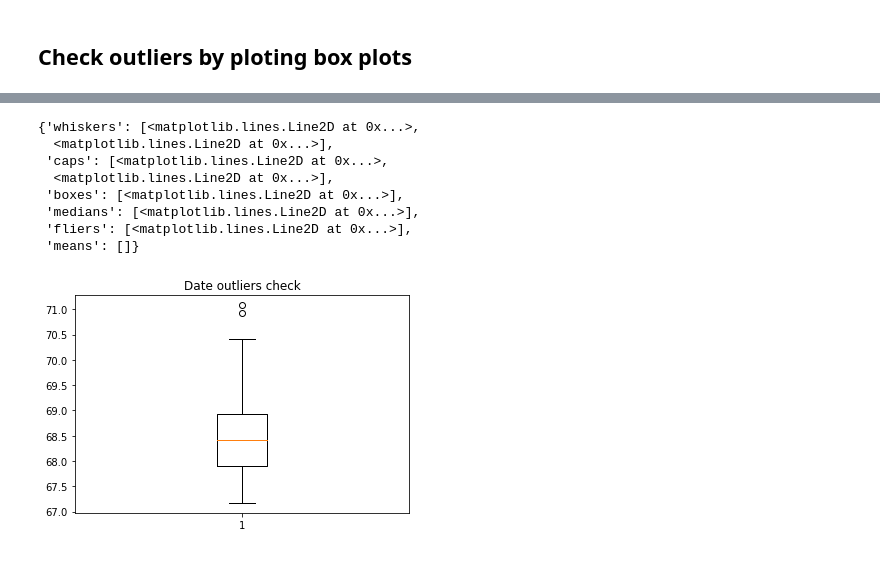
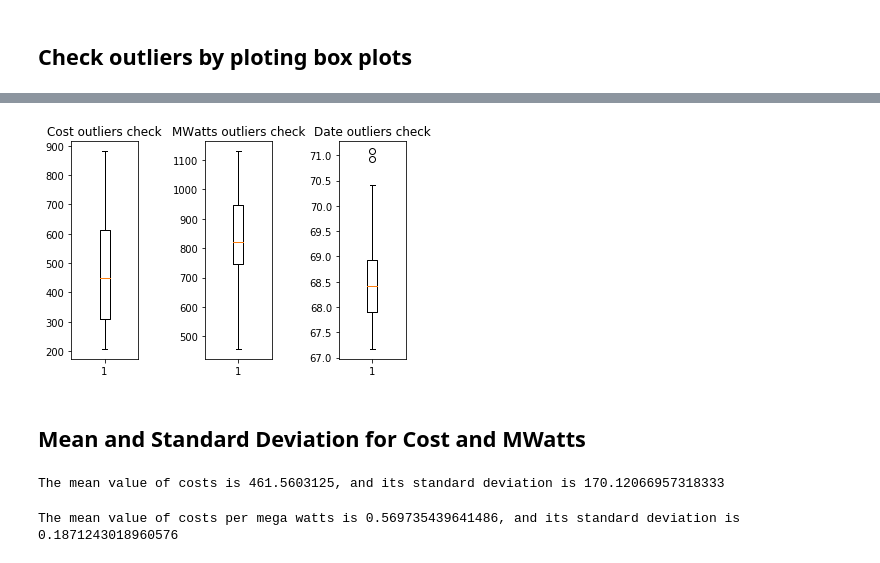
Before and after one commit to int0thewind/CS-361-Coding, a Jupyter notebook: Homework 1.ipynb, the cells around one changed output, grey strips where cells are left out. Cells and saved outputs as stored; diff of their text form; code cells hidden in the pictures.

```diff
--- a/Homework 1.ipynb
+++ b/Homework 1.ipynb
@@ -55,15 +23,29 @@ ax2.boxplot(data11_mwatts)
-# %%
-# Date has outliers data as shown in the date box plots
-fig3, ax3 = plt.subplots()
-ax3.set_title("Date outliers check")
-ax3.boxplot(data11_date)
-# %% [output]
-{'whiskers': [<matplotlib.lines.Line2D at 0x...>,
-  <matplotlib.lines.Line2D at 0x...>],
- 'caps': [<matplotlib.lines.Line2D at 0x...>,
-  <matplotlib.lines.Line2D at 0x...>],
- 'boxes': [<matplotlib.lines.Line2D at 0x...>],
- 'medians': [<matplotlib.lines.Line2D at 0x...>],
- 'fliers': [<matplotlib.lines.Line2D at 0x...>],
- 'means': []}
-[figure, removed]
+# %%
+plt.subplot(1, 3, 1)
+plt.boxplot(data11["Cost"])
+plt.title("Cost outliers check")
+
+plt.subplot(1, 3, 2)
+plt.boxplot(data11["MWatts"])
+plt.title("MWatts outliers check")
+
+plt.subplot(1, 3, 3)
+plt.boxplot(data11["Date"])
+plt.title("Date outliers check")
+
+plt.subplots_adjust(wspace=1.0)
+plt.savefig("1.11 outliers check.png")
+# %% [output]
+[figure, added]
+# %% [markdown]
+## Mean and Standard Deviation for Cost and MWatts
+# %%
+costs = data11["Cost"].values
+print(f"The mean value of costs is {(statistics.mean(costs))}, and its standard deviation is {statistics.stdev(costs)}")
+# %% [output]
+The mean value of costs is 461.5603125, and its standard deviation is 170.12066957318333
+# %%
+costs_per_MWatts = costs / data11["MWatts"].values
+print(f"The mean value of costs per mega watts is {statistics.mean(costs_per_MWatts)}, and its standard deviation is {statistics.stdev(costs_per_MWatts)}")
+# %% [output]
+The mean value of costs per mega watts is 0.569735439641486, and its standard deviation is 0.1871243018960576
```
Also changed, not shown: parts of 8 cells of this notebook, 5 other files.
